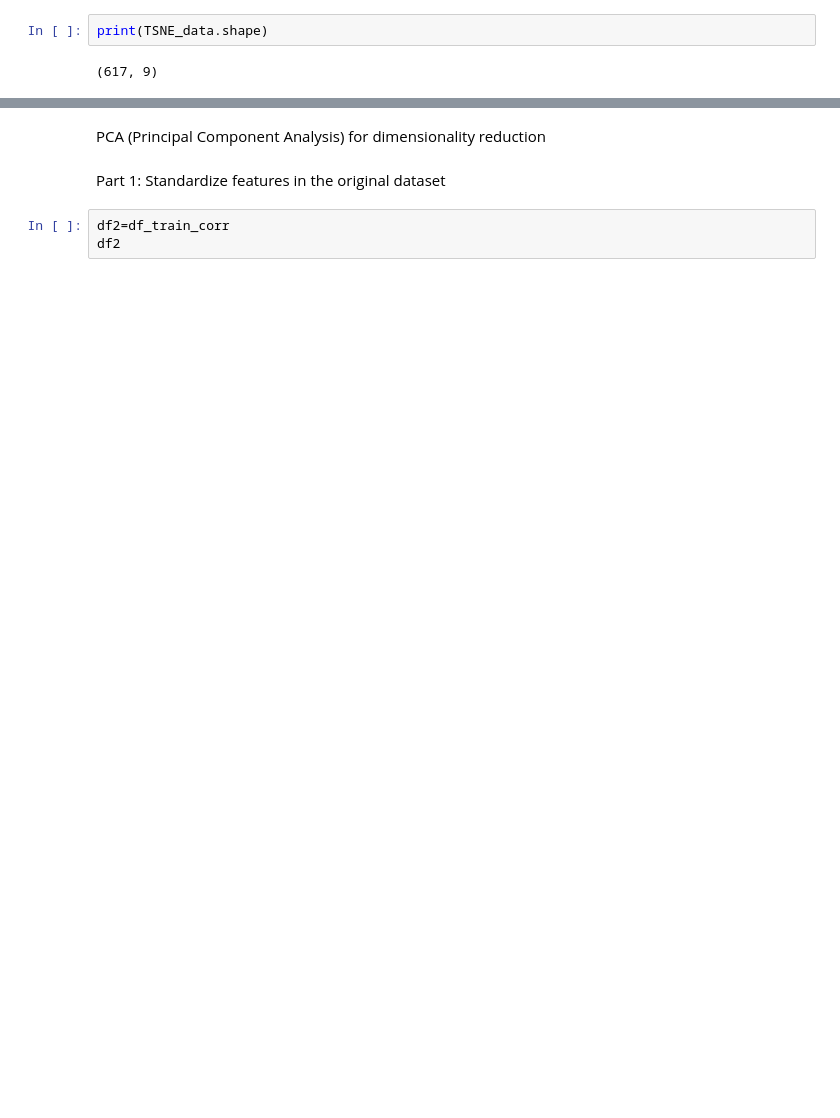
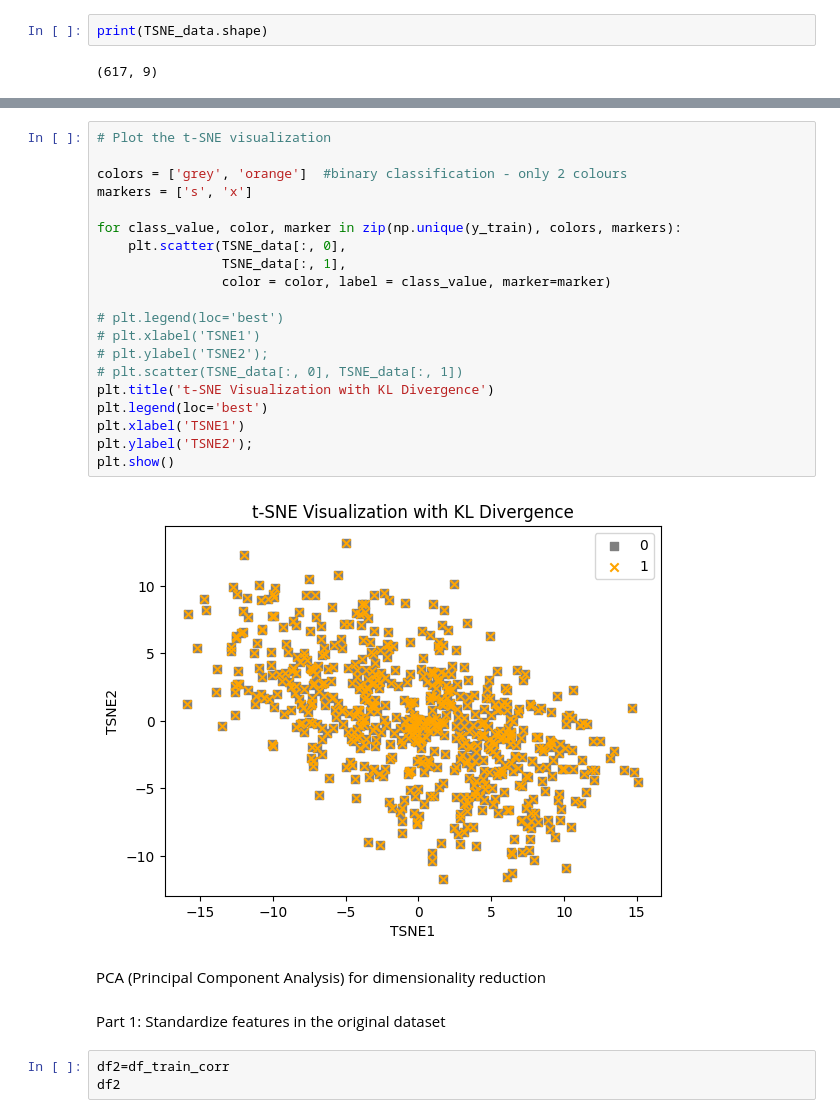
Before and after one commit to rennsport/mids-207-project, a Jupyter notebook: wip/EDA_AG.ipynb, the cells around one changed output, grey strips where cells are left out. Saved outputs shown, nothing was run; the diff lists cells and outputs as text; blank space fills up the shorter version.

```diff
--- a/wip/EDA_AG.ipynb
+++ b/wip/EDA_AG.ipynb
@@ -643,3 +666,25 @@ plt.show()
+# %%
+# Plot the t-SNE visualization
+
+colors = ['grey', 'orange']  #binary classification - only 2 colours
+markers = ['s', 'x']
+
+for class_value, color, marker in zip(np.unique(y_train), colors, markers):
+    plt.scatter(TSNE_data[:, 0],
+                TSNE_data[:, 1],
+                color = color, label = class_value, marker=marker)
+
+# plt.legend(loc='best')
+# plt.xlabel('TSNE1')
+# plt.ylabel('TSNE2');
+# plt.scatter(TSNE_data[:, 0], TSNE_data[:, 1])
+plt.title('t-SNE Visualization with KL Divergence')
+plt.legend(loc='best')
+plt.xlabel('TSNE1')
+plt.ylabel('TSNE2');
+plt.show()
+# %% [output]
+[figure, added]
 # %% [markdown]
 PCA (Principal Component Analysis) for dimensionality reduction
 # %% [markdown]
```
Also changed, not shown: parts of 5 cells of this notebook.
